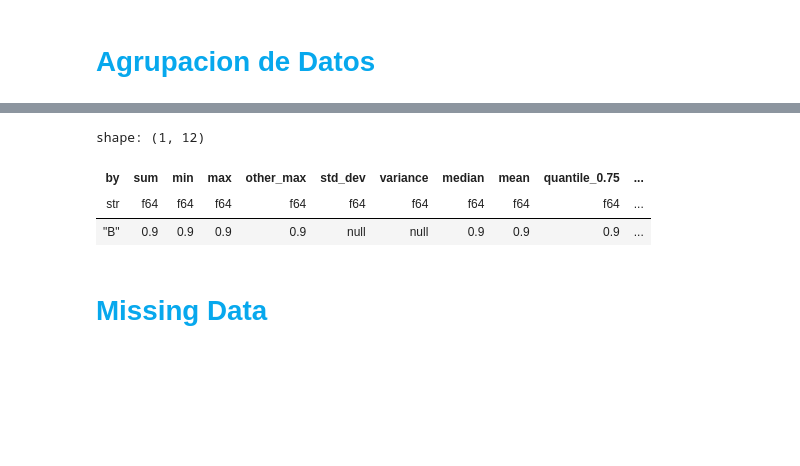
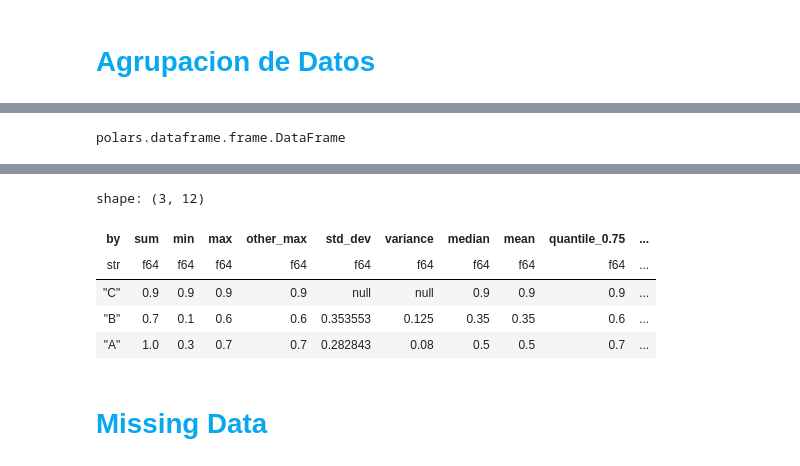
Before and after one commit to Viny2030/colabs, a Jupyter notebook: polars.ipynb, the cells around one changed output, grey strips where cells are left out. Cells and saved outputs as stored; diff of their text form; code cells hidden in the pictures; blank space fills up the shorter version.

```diff
--- a/polars.ipynb
+++ b/polars.ipynb
@@ -2060,3 +2051,13 @@ shape: (1, 11)
 | 0.9 | 0.9 | 0.9 | 0.9 | null | null | 0.9 | 0.9 | 0.9 | 0.9 | ... |
 # %% [markdown]
 # **<font color="#07a8ed">Agrupacion de Datos**
+# %%
+# Creando un DataFrame
+df3 = pl.DataFrame(
+    {
+        "nrs": [1, 2, 3, None, 5],
+        "names": ["foo", "ham", "spam", "egg", None],
+        "random": [0.3, 0.7, 0.1, 0.9, 0.6],
+        "groups": ["A", "A", "B", "C", "B"],
+    }
+)
@@ -2068,7 +2098,11 @@ df2.group_by("groups")
+# %%
+type(df3.group_by("names").agg(pl.col('*')))
+# %% [output]
+polars.dataframe.frame.DataFrame
 # %%
 %%time
 # Todas las funciones de agregación anteriores también se pueden aplicar a un grupo.
-df2.group_by(by="groups").agg(
+df3.group_by(by="groups").agg(
     [
         # Suma valor
         pl.sum("random").alias("sum"),
@@ -2100,7 +2134,9 @@ Wall time: 12.2 ms
-shape: (1, 12)
+shape: (3, 12)
 | by | sum | min | max | other_max | std_dev | variance | median | mean | quantile_0.75 | ... |
 | str | f64 | f64 | f64 | f64 | f64 | f64 | f64 | f64 | f64 | ... |
-| "B" | 0.9 | 0.9 | 0.9 | 0.9 | null | null | 0.9 | 0.9 | 0.9 | ... |
+| "C" | 0.9 | 0.9 | 0.9 | 0.9 | null | null | 0.9 | 0.9 | 0.9 | ... |
+| "B" | 0.7 | 0.1 | 0.6 | 0.6 | 0.353553 | 0.125 | 0.35 | 0.35 | 0.6 | ... |
+| "A" | 1.0 | 0.3 | 0.7 | 0.7 | 0.282843 | 0.08 | 0.5 | 0.5 | 0.7 | ... |
 # %% [markdown]
 # **<font color="#07a8ed">Missing Data**
 # %%
```
Also changed, not shown: parts of 20 cells of this notebook.
